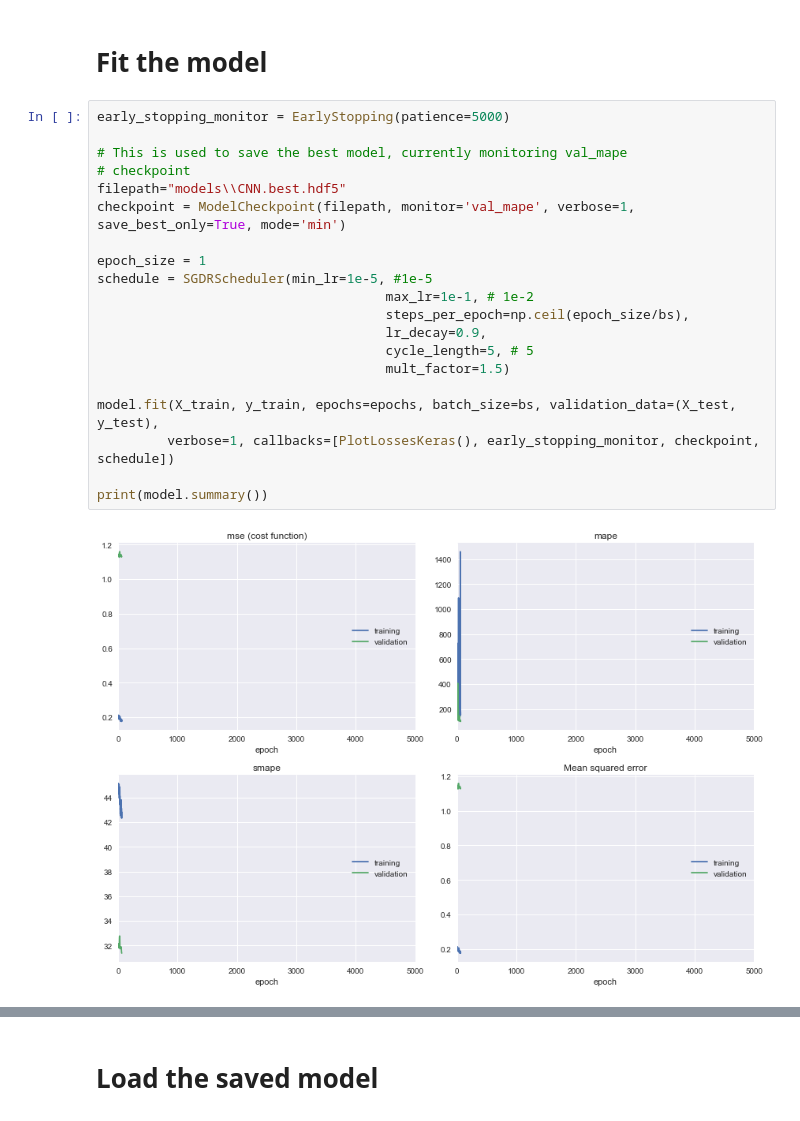
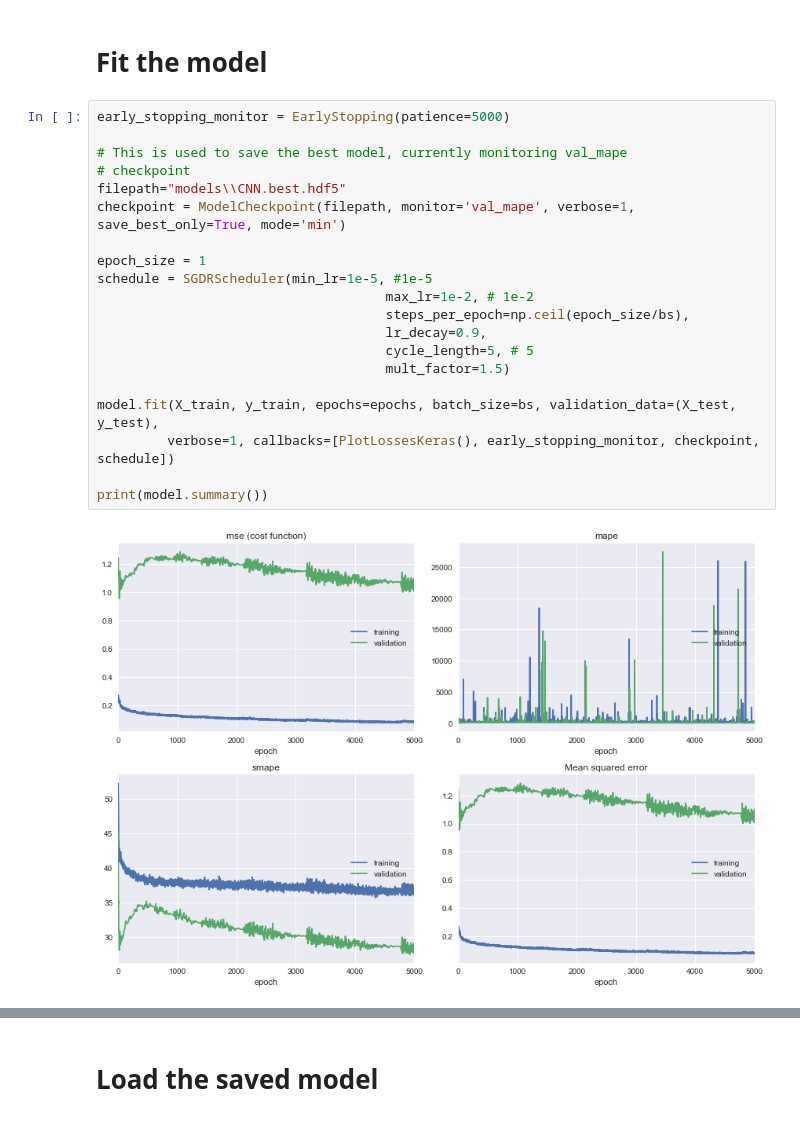
Before and after one commit to deKeijzer/Multivariate-time-series-models-in-Keras, a Jupyter notebook: notebooks/6. CNN.ipynb, the cells around one changed output, grey strips where cells are left out. Drawn from its saved outputs; the diff is of its cells as text.

```diff
--- a/notebooks/6. CNN.ipynb
+++ b/notebooks/6. CNN.ipynb
@@ -277,23 +279,23 @@ model.compile(optimizer=adam, loss = ['mse'], metrics=[mape, smape, 'mse'])
 # %%
 early_stopping_monitor = EarlyStopping(patience=5000)
 
 # This is used to save the best model, currently monitoring val_mape
 # checkpoint
 filepath="models\\CNN.best.hdf5"
 checkpoint = ModelCheckpoint(filepath, monitor='val_mape', verbose=1, save_best_only=True, mode='min')
 
 epoch_size = 1
 schedule = SGDRScheduler(min_lr=1e-5, #1e-5
-                                     max_lr=1e-1, # 1e-2
+                                     max_lr=1e-2, # 1e-2
                                      steps_per_epoch=np.ceil(epoch_size/bs),
                                      lr_decay=0.9,
                                      cycle_length=5, # 5
                                      mult_factor=1.5)
 
 model.fit(X_train, y_train, epochs=epochs, batch_size=bs, validation_data=(X_test, y_test),
          verbose=1, callbacks=[PlotLossesKeras(), early_stopping_monitor, checkpoint, schedule])
 
 print(model.summary())
 # %% [output]
-[figure, old version]
+[figure, new version]
 mse (cost function):
```
Also changed, not shown: parts of 6 cells of this notebook, 3 other files.
